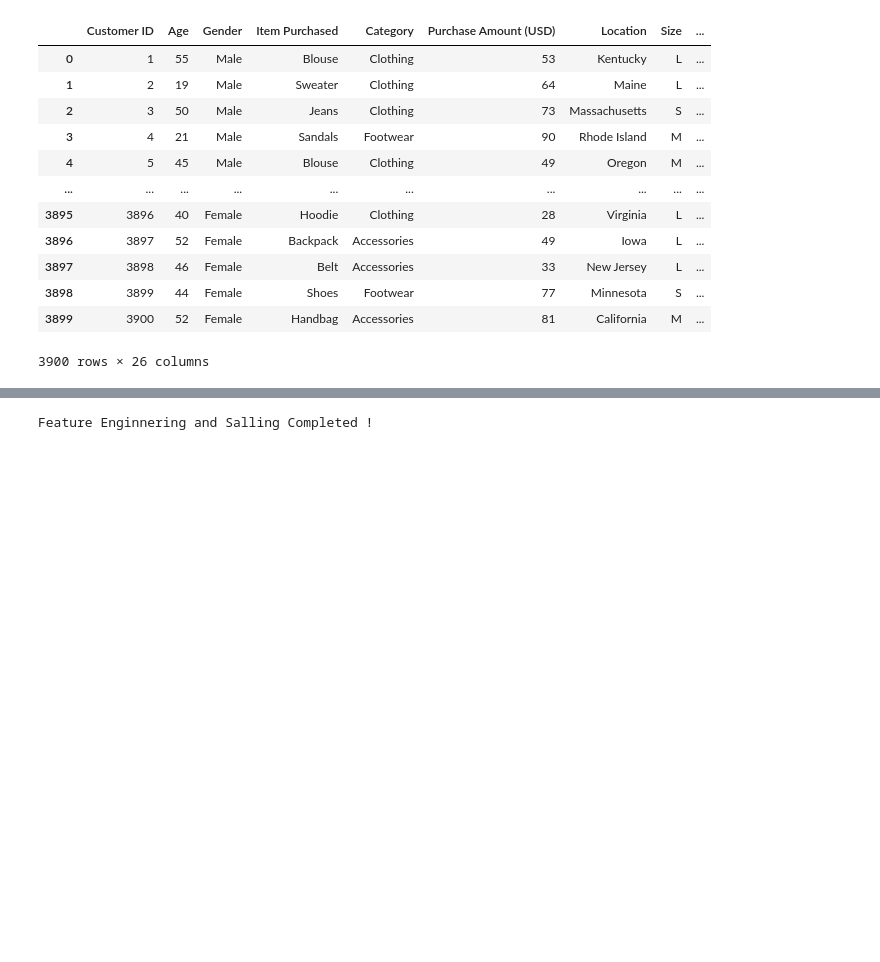
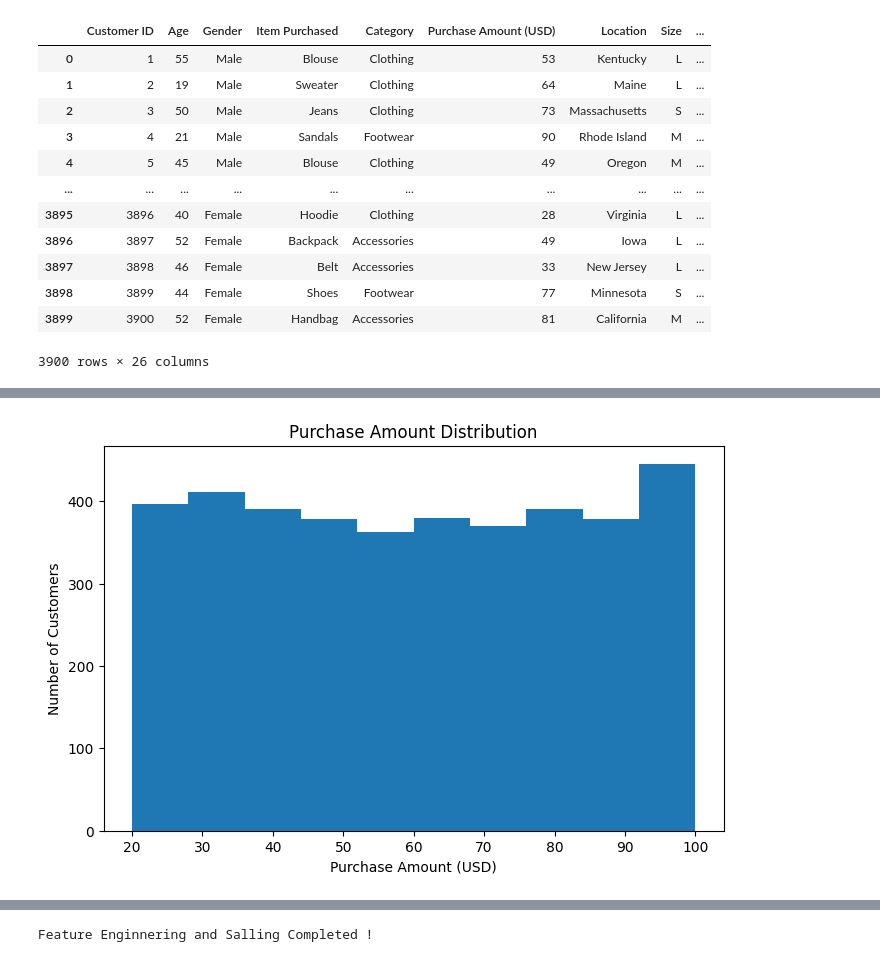
Before and after one commit to ervaishnavisutar-del/ddaex, a Jupyter notebook: Shopping_Trends_updated_Ex.ipynb, the cells around one changed output, grey strips where cells are left out. Saved outputs shown, nothing was run; the diff lists cells and outputs as text; code cells hidden in the pictures; blank space fills up the shorter version.

```diff
--- a/Shopping_Trends_updated_Ex.ipynb
+++ b/Shopping_Trends_updated_Ex.ipynb
@@ -217,3 +275,12 @@ df
+# %%
+plt.figure(figsize=(8,5))
+plt.hist(df['Purchase Amount (USD)'], bins=10)
+plt.title('Purchase Amount Distribution')
+plt.xlabel('Purchase Amount (USD)')
+plt.ylabel('Number of Customers')
+plt.show()
+# %% [output]
+[figure, added]
 # %%
 df.isnull().sum()
 # %% [output]
```
Also changed, not shown: parts of 11 cells of this notebook.
